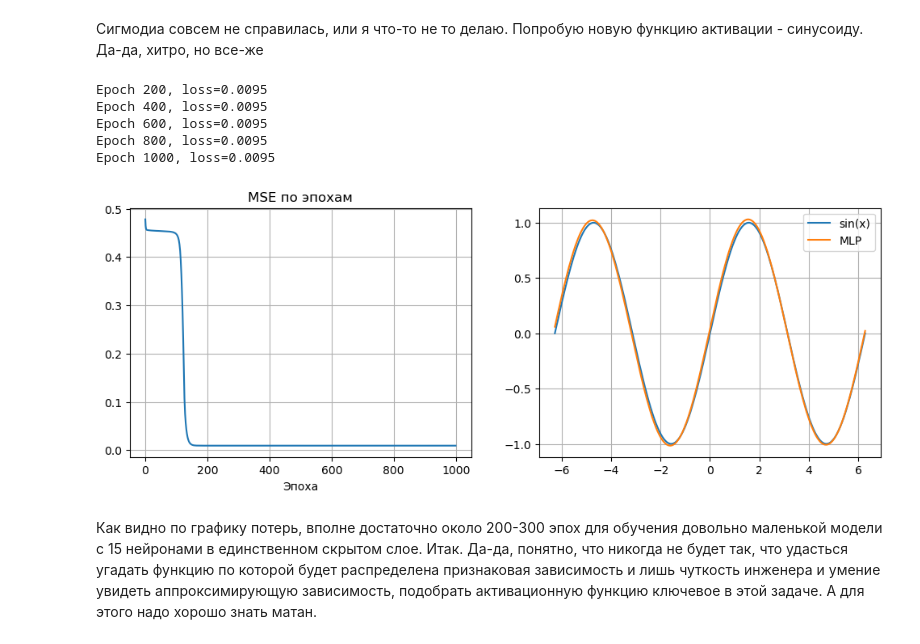
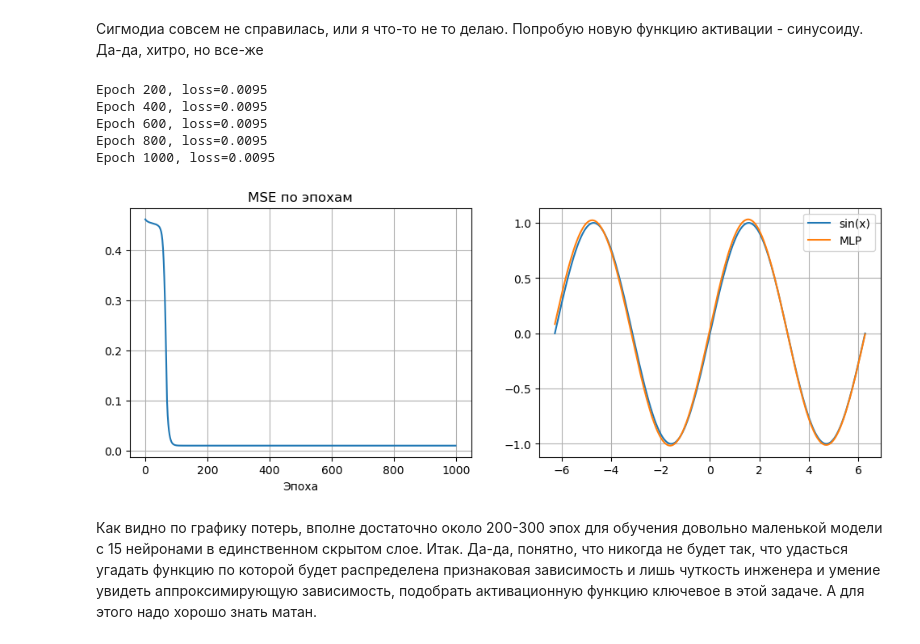
Before and after one commit to Ollldman/ml_dl_experiments, a Jupyter notebook: dl/dl_modules/first_theme_neuron_MLP/1. intro in neural networks.ipynb, the cells around one changed output. Drawn from its saved outputs; the diff is of its cells as text; code cells hidden in the pictures.

```diff
--- a/dl/dl_modules/first_theme_neuron_MLP/1. intro in neural networks.ipynb
+++ b/dl/dl_modules/first_theme_neuron_MLP/1. intro in neural networks.ipynb
@@ -288,7 +288,7 @@ Epoch 2000, loss=0.4597
 Сигмодиа совсем не справилась, или я что-то не то делаю.
 Попробую новую функцию активации - синусоиду. Да-да, хитро, но все-же
 # %%
-layer_sizes: Sequence[int] = [1, 15, 1]
+layer_sizes: Sequence[int] = [1, 20, 1]
 lr: np.float64 = np.float64(0.01)
 epochs: int = 1000
 epoch_output: int = 200
@@ -311,34 +311,34 @@ for epoch in range(1, epochs+1):
         preds: NDArray[np.float64] = model.forward(xb)
         # Обратный проход
         model.backward(yb)
         # Обновление параметров
         model.update_params(lr)
     # Прямой проход на всех данных необходим для вычисления потерь
     full_pred: NDArray[np.float64] = model.forward(X)
     # Запомниаем текущие потери
     loss_history.append(mse(y, full_pred))
     # Будем выводить статистику обучения только каждые 50 epoch
     if epoch % epoch_output == 0:
         print(f"Epoch {epoch:3d}, loss={loss_history[-1]:.4f}")
 
 
 # Визуализация
 plt.figure(figsize=(12,4))
 plt.subplot(1,2,1)
 plt.plot(loss_history); plt.title("MSE по эпохам"); plt.xlabel("Эпоха"); plt.grid(True)
 plt.subplot(1,2,2)
 xx = np.linspace(-2*np.pi, 2*np.pi, 200)[:, None]
 plt.plot(xx, np.sin(xx), label="sin(x)")
 plt.plot(xx, model.forward(xx), label="MLP")
 plt.legend(); plt.grid(True)
 plt.show()
 # %% [output]
 Epoch 200, loss=0.0095
 Epoch 400, loss=0.0095
 Epoch 600, loss=0.0095
 Epoch 800, loss=0.0095
 Epoch 1000, loss=0.0095
-[figure, old version]
+[figure, new version]
 # %% [markdown]
 Как видно по графику потерь, вполне достаточно около 200-300 эпох для обучения довольно маленькой модели с 15 нейронами в единственном скрытом слое. Итак. Да-да, понятно, что никогда не будет так, что удасться угадать функцию по которой будет распределена признаковая зависимость и лишь чуткость инженера и умение увидеть аппроксимирующую зависимость, подобрать активационную функцию ключевое в этой задаче. А для этого надо хорошо знать матан.
 # %% [markdown]
```
Also changed, not shown: parts of 5 cells of this notebook, 3 other files.
